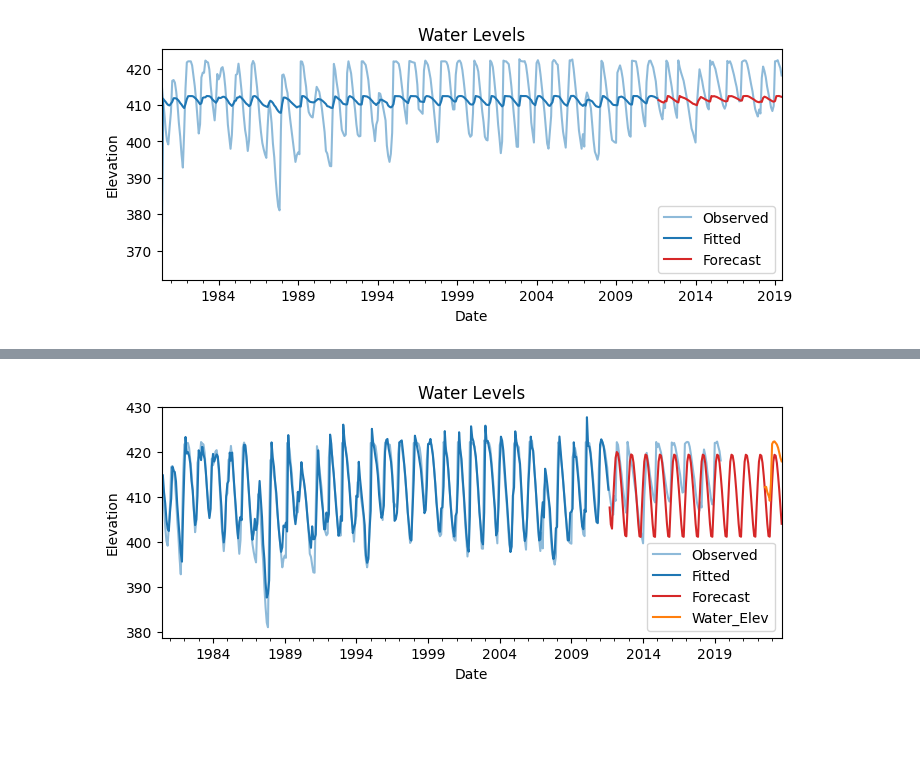
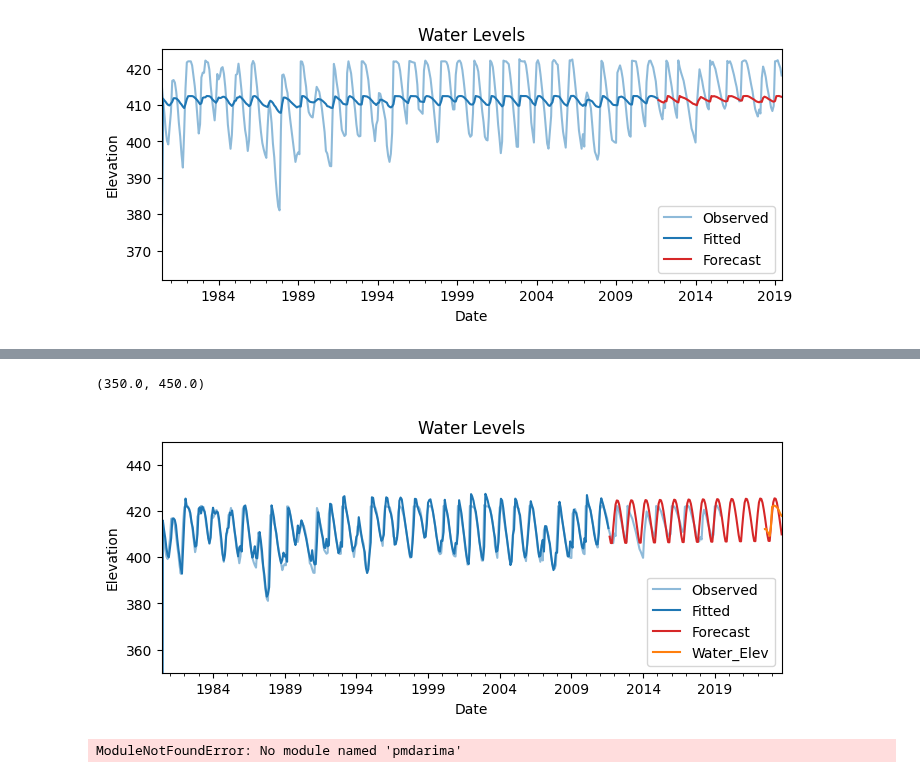
Before and after one commit to liangchow/time-series-reservoir-water-level, a Jupyter notebook: reservoir.ipynb, the cells around one changed output, grey strips where cells are left out. Cells and saved outputs as stored; diff of their text form; code cells hidden in the pictures; blank space fills up the shorter version.

```diff
--- a/reservoir.ipynb
+++ b/reservoir.ipynb
@@ -335,9 +350,11 @@ Testing RMSLE: 0.01459
 [figure]
 # %%
 # Apply ARIMA() model from statsmodels.tsa.arima.model
+from statsmodels.tsa.statespace.sarimax import SARIMAX
 
 # Fit model
-model = ARIMA(y_train, order=(1,0,1), seasonal_order=(1, 0, 1, 12))
+# model = ARIMA(y_train, order=(1,0,1), seasonal_order=(1, 0, 1, 12))
+model = SARIMAX(y_train, order=(1,0,1), seasonal_order=(1, 0, 1, 12))
 model_fit = model.fit()
 
 print(model_fit.summary())
@@ -362,14 +379,39 @@ Warnings:
 # %%
 # Forecast with ARIMA
 y_pred = model_fit.predict(alpha=0.05)  # 95% conf
 # y_fore = model_fit.forecast(len(X_test)) len(X_test)=94
 y_fore = model_fit.forecast(145)
 
 # Plot modeled data in orange
 ax = y.plot(alpha=0.5, title="Water Levels", ylabel="Elevation", label="Observed")
 ax = y_pred.plot(ax=ax, label="Fitted", color='C0')
 ax = y_fore.plot(ax=ax, label="Forecast", color='C3')
 ax = dfn.plot(ax=ax, label="new")
 ax.legend();
+ax.set_ylim([350, 450])
 # %% [output]
+(350.0, 450.0)
-[figure, old version]
+[figure, new version]
+# %%
+import pmdarima as pm
+
+# Create auto_arima model
+model1 = pm.auto_arima(y_train, #time series
+                      seasonal=True, # is the time series seasonal
+                      m=12, # the seasonal period - one week?
+                      d=1, # non-seasonal difference order
+                      D=1, # seasonal difference order
+                 	  max_p=6, # max value of p to test
+                      max_q=6, # max value of p to test
+                      max_P=6, # max value of P to test
+                      max_Q=6, # max value of Q to test
+                      information_criterion='aic', # used to select best mode
+                      trace=True, # prints the information_criterion for each model it fits
+                      error_action='ignore', # ignore orders that don't work
+                      stepwise=True, # apply an intelligent order search
+                      suppress_warnings=True)
+
+# Print model summary
+print(model1.summary())
+# %% [output]
+ModuleNotFoundError: No module named 'pmdarima'
```
Also changed, not shown: parts of 13 cells of this notebook.
